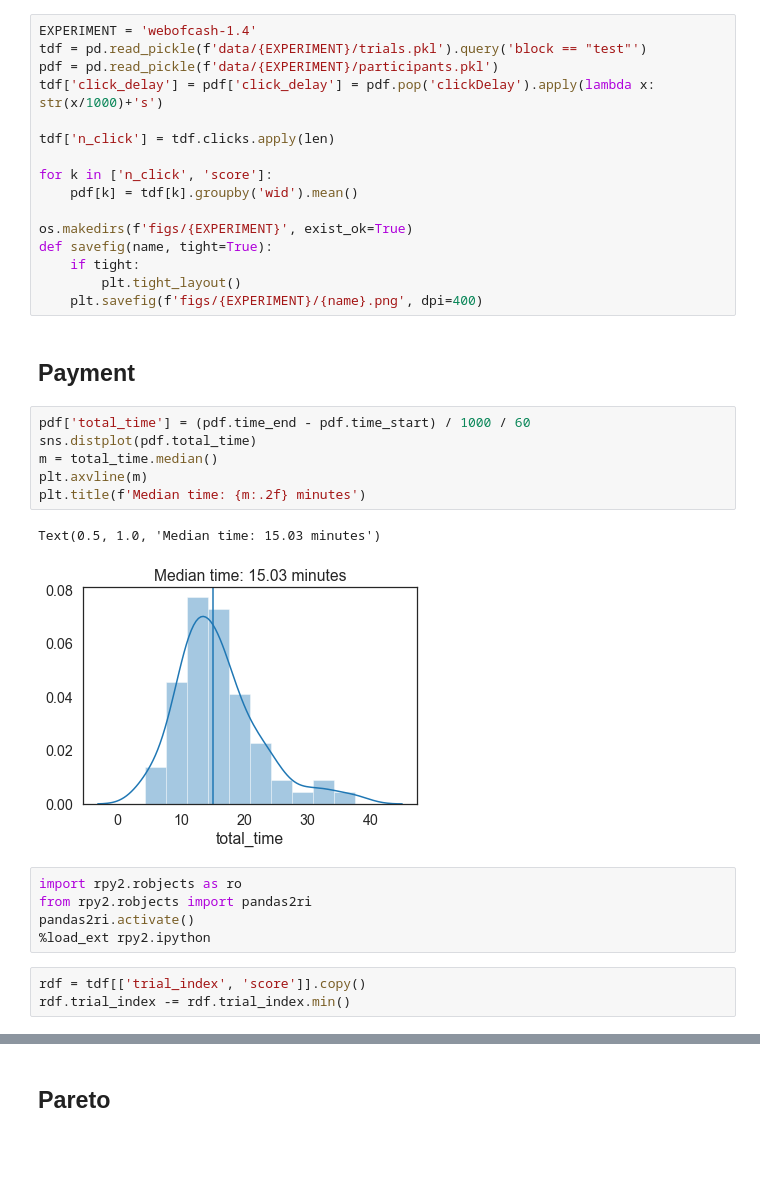
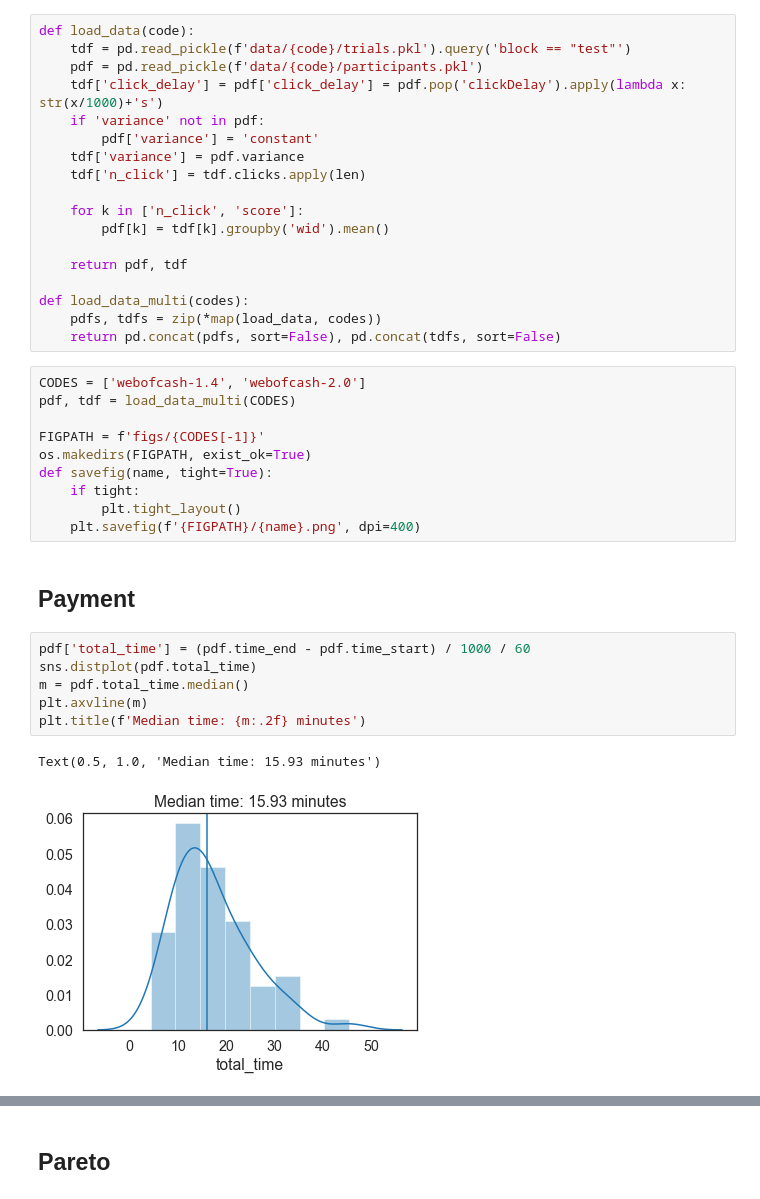
Before and after one commit to fredcallaway/rational-resources-planning, a Jupyter notebook: plots.ipynb, the cells around one changed output, grey strips where cells are left out. Cells and saved outputs as stored; diff of their text form; blank space fills up the shorter version.

```diff
--- a/plots.ipynb
+++ b/plots.ipynb
@@ -9,37 +9,41 @@ import os
 sns.set_context('notebook', font_scale=1.3)
 sns.set_style('white'); sns.set_style('white')
 # %%
-EXPERIMENT = 'webofcash-1.4'
-tdf = pd.read_pickle(f'data/{EXPERIMENT}/trials.pkl').query('block == "test"')
-pdf = pd.read_pickle(f'data/{EXPERIMENT}/participants.pkl')
-tdf['click_delay'] = pdf['click_delay'] = pdf.pop('clickDelay').apply(lambda x: str(x/1000)+'s')
+def load_data(code):
+    tdf = pd.read_pickle(f'data/{code}/trials.pkl').query('block == "test"')
+    pdf = pd.read_pickle(f'data/{code}/participants.pkl')
+    tdf['click_delay'] = pdf['click_delay'] = pdf.pop('clickDelay').apply(lambda x: str(x/1000)+'s')
+    if 'variance' not in pdf:
+        pdf['variance'] = 'constant'
+    tdf['variance'] = pdf.variance
+    tdf['n_click'] = tdf.clicks.apply(len)
 
-tdf['n_click'] = tdf.clicks.apply(len)
+    for k in ['n_click', 'score']:
+        pdf[k] = tdf[k].groupby('wid').mean()
 
-for k in ['n_click', 'score']:
-    pdf[k] = tdf[k].groupby('wid').mean()
+    return pdf, tdf
 
-os.makedirs(f'figs/{EXPERIMENT}', exist_ok=True)
-def savefig(name, tight=True):
-    if tight:
-        plt.tight_layout()
-    plt.savefig(f'figs/{EXPERIMENT}/{name}.png', dpi=400)
+def load_data_multi(codes):
+    pdfs, tdfs = zip(*map(load_data, codes))
+    return pd.concat(pdfs, sort=False), pd.concat(tdfs, sort=False)
+# %%
+CODES = ['webofcash-1.4', 'webofcash-2.0']
+pdf, tdf = load_data_multi(CODES)
+
+FIGPATH = f'figs/{CODES[-1]}'
+os.makedirs(FIGPATH, exist_ok=True)
+def savefig(name, tight=True):
+    if tight:
+        plt.tight_layout()
+    plt.savefig(f'{FIGPATH}/{name}.png', dpi=400)
 # %% [markdown]
 ## Payment
 # %%
 pdf['total_time'] = (pdf.time_end - pdf.time_start) / 1000 / 60
 sns.distplot(pdf.total_time)
-m = total_time.median()
+m = pdf.total_time.median()
 plt.axvline(m)
 plt.title(f'Median time: {m:.2f} minutes')
 # %% [output]
-Text(0.5, 1.0, 'Median time: 15.03 minutes')
+Text(0.5, 1.0, 'Median time: 15.93 minutes')
-[figure, old version]
+[figure, new version]
-# %%
-import rpy2.robjects as ro
-from rpy2.robjects import pandas2ri
-pandas2ri.activate()
-%load_ext rpy2.ipython
-# %%
-rdf = tdf[['trial_index', 'score']].copy()
-rdf.trial_index -= rdf.trial_index.min()
```
Also changed, not shown: parts of 39 cells of this notebook, 30 other files.
